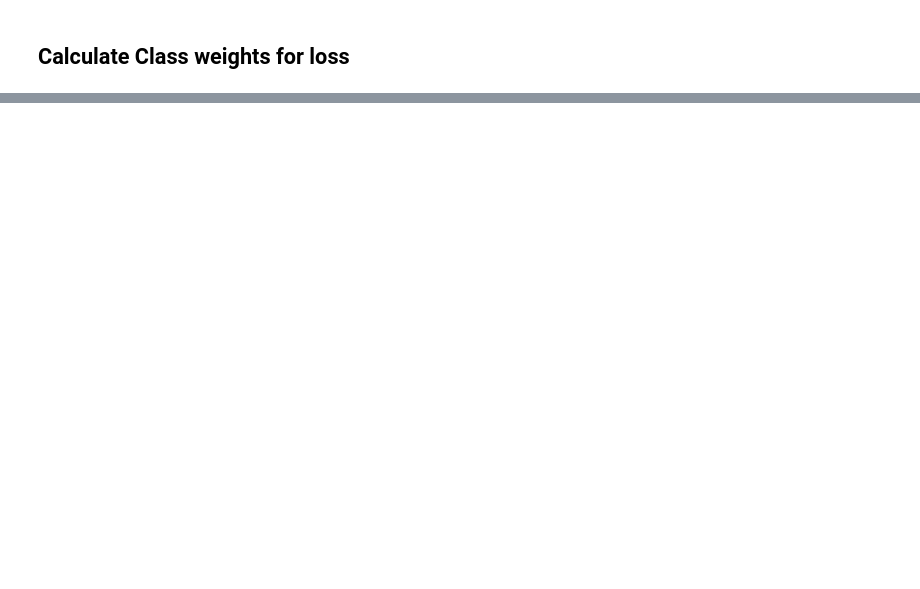
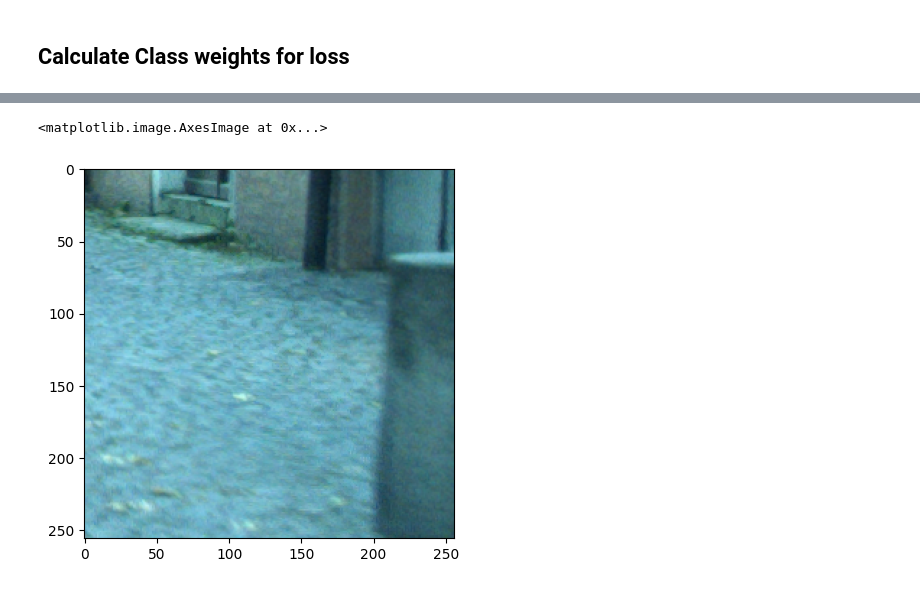
Before and after one commit to Cy-Fi/TSM_CompVis-Segmantic-Segmentation, a Jupyter notebook: 01_simple_model.ipynb, the cells around one changed output, grey strips where cells are left out. Drawn from its saved outputs; the diff is of its cells as text; code cells hidden in the pictures; blank space fills up the shorter version.

Commit message:
added complex model

```diff
--- a/01_simple_model.ipynb
+++ b/01_simple_model.ipynb
@@ -288,0 +448,42 @@ KeyboardInterrupt:
+# %%
+import pandas as pd
+from tqdm import tqdm
+
+class_index = 1
+
+IoU_df = pd.DataFrame()
+FScore_df = pd.DataFrame()
+Accuracy_df = pd.DataFrame()
+
+predicted_fscores = []
+predicted_ious = []
+predicted_accuracies = []
+
+for _ in tqdm(range(len(test_data) // (BATCH_SIZE * 10))):
+
+    x, ground_truth = test_data_gen.__next__()
+
+    predicted = model.predict(x)
+    #predicted = ground_truth
+
+
+    # ----- calc IoU -----
+    iou_predicted = iou_score.__call__(ground_truth, predicted)
+    predicted_ious.append(iou_predicted.numpy())
+
+    # ----- calc FScore -----
+    fscore_predicted = f_score.__call__(ground_truth, predicted)
+    predicted_fscores.append(fscore_predicted.numpy())
+
+    # ----- calc Accuracy -----
+    m = tf.keras.metrics.CategoricalAccuracy()
+    m.update_state(ground_truth, predicted)
+    predicted_accuracies.append(m.result().numpy())
+
+FScore_df[f'FScore'] = predicted_fscores
+IoU_df[f'IoU'] = predicted_ious
+Accuracy_df[f'Accuracy'] = predicted_accuracies
+
+
+# add the two score dataframes horizontally
+metrics_df = pd.concat([FScore_df, IoU_df, Accuracy_df], axis=1)
@@ -288,0 +518,5 @@ KeyboardInterrupt:
+# %%
+plt.imshow(x[0,:,:])
+# %% [output]
+<matplotlib.image.AxesImage at 0x...>
+[figure, added]
```
Also changed, not shown: parts of 45 cells of this notebook, 7 other files.
